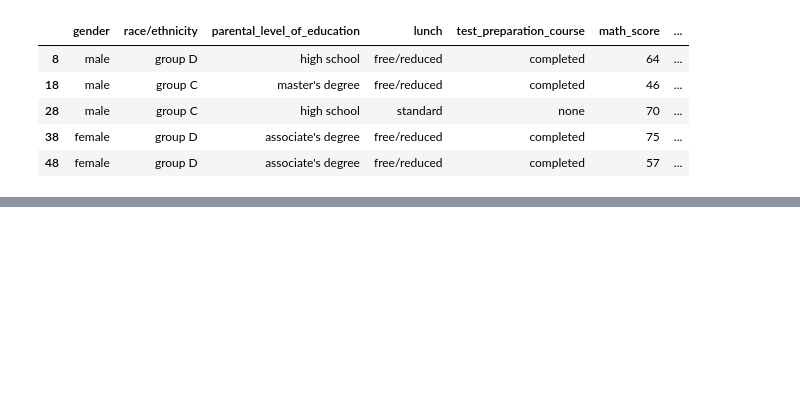
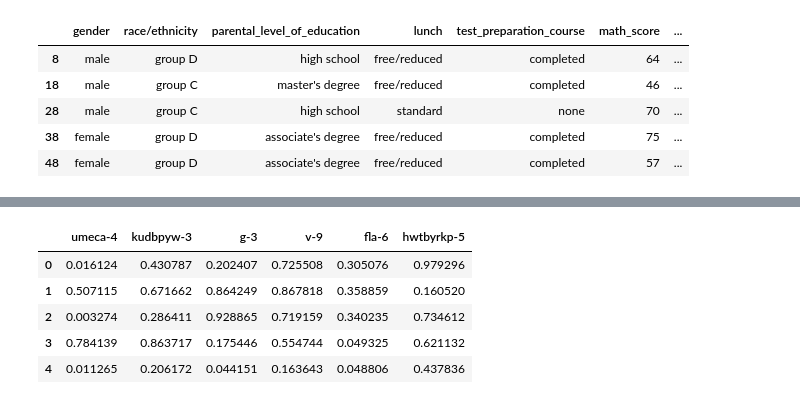
Before and after one commit to nedokormysh/Stepik_Karpov_ML, a Jupyter notebook: Stepik_filtration.ipynb, the cells around one changed output, grey strips where cells are left out. Cells and saved outputs as stored; diff of their text form; code cells hidden in the pictures; blank space fills up the shorter version.

```diff
--- a/Stepik_filtration.ipynb
+++ b/Stepik_filtration.ipynb
@@ -658,0 +737,10 @@ students_performance.filter(like='8', axis=0).head()
+# %%
+selected_columns = df.filter(like='-')
+selected_columns.head(5)
+# %% [output]
+|  | umeca-4 | kudbpyw-3 | g-3 | v-9 | fla-6 | hwtbyrkp-5 |
+| 0 | 0.016124 | 0.430787 | 0.202407 | 0.725508 | 0.305076 | 0.979296 |
+| 1 | 0.507115 | 0.671662 | 0.864249 | 0.867818 | 0.358859 | 0.160520 |
+| 2 | 0.003274 | 0.286411 | 0.928865 | 0.719159 | 0.340235 | 0.734612 |
+| 3 | 0.784139 | 0.863717 | 0.175446 | 0.554744 | 0.049325 | 0.621132 |
+| 4 | 0.011265 | 0.206172 | 0.044151 | 0.163643 | 0.048806 | 0.437836 |
```
Also changed, not shown: parts of 23 cells of this notebook.
